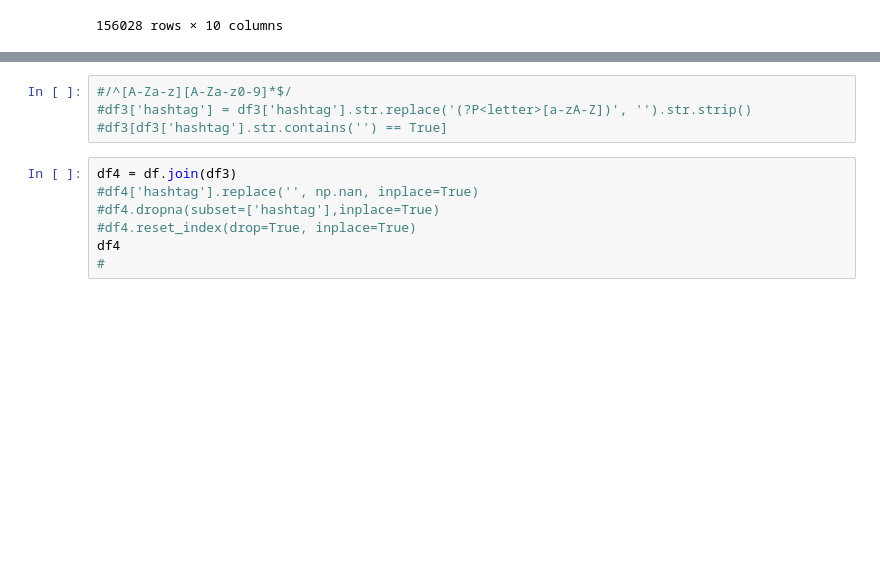
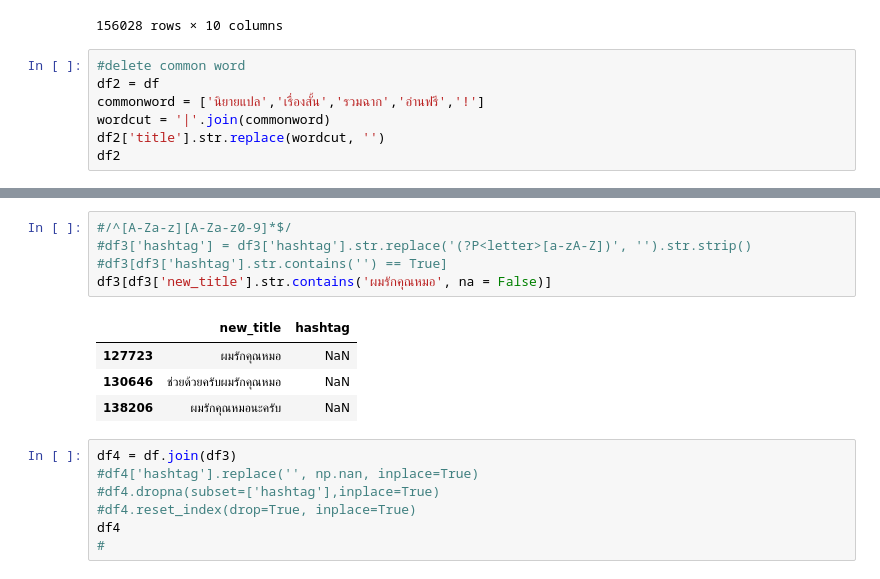
Before and after one commit to pppetonggg/Pick2Read, a Jupyter notebook: CleanTunwalai.ipynb, the cells around one changed output, grey strips where cells are left out. Drawn from its saved outputs; the diff is of its cells as text; blank space fills up the shorter version.

Commit message:
clean some common word

```diff
--- a/CleanTunwalai.ipynb
+++ b/CleanTunwalai.ipynb
@@ -38,3 +38,10 @@ df
 | 156026 | Salapaosimu | นิยาย อีโรติก | 0 | NaN | 1 | https://cdn-th.tunwalai.net/files... | 0 | รักร้ายๆ แนว โรแมนติก - ดราม่า - ... | ร้อยเล่ห์เสน่ห์รัก NC30+++ | ... |
 | 156027 | Arnat | นิยาย แฟนตาซี | 0 | NaN | 2 | https://cdn-th.tunwalai.net/files... | 0 | ,อาถรรพ์ห้ามรัก,PJN,เฌอสิค,ปัญเจน... | #อาถรรพ์ห้ามรัก | PJN【BNK48】 | ... |
 156028 rows × 10 columns
+# %%
+#delete common word
+df2 = df
+commonword = ['นิยายแปล','เรื่องสั้น','รวมฉาก','อ่านฟรี','!']
+wordcut = '|'.join(commonword)
+df2['title'].str.replace(wordcut, '')
+df2
@@ -91,7 +113,13 @@ df3[df3['hashtag'].str.contains('') == True]
 # %%
 #/^[A-Za-z][A-Za-z0-9]*$/
 #df3['hashtag'] = df3['hashtag'].str.replace('(?P<letter>[a-zA-Z])', '').str.strip()
 #df3[df3['hashtag'].str.contains('') == True]
+df3[df3['new_title'].str.contains('ผมรักคุณหมอ', na = False)]
+# %% [output]
+|  | new_title | hashtag |
+| 127723 | ผมรักคุณหมอ | NaN |
+| 130646 | ช่วยด้วยครับผมรักคุณหมอ | NaN |
+| 138206 | ผมรักคุณหมอนะครับ | NaN |
 # %%
 df4 = df.join(df3)
 #df4['hashtag'].replace('', np.nan, inplace=True)
```
Also changed, not shown: parts of 8 cells of this notebook, 20 other files.
